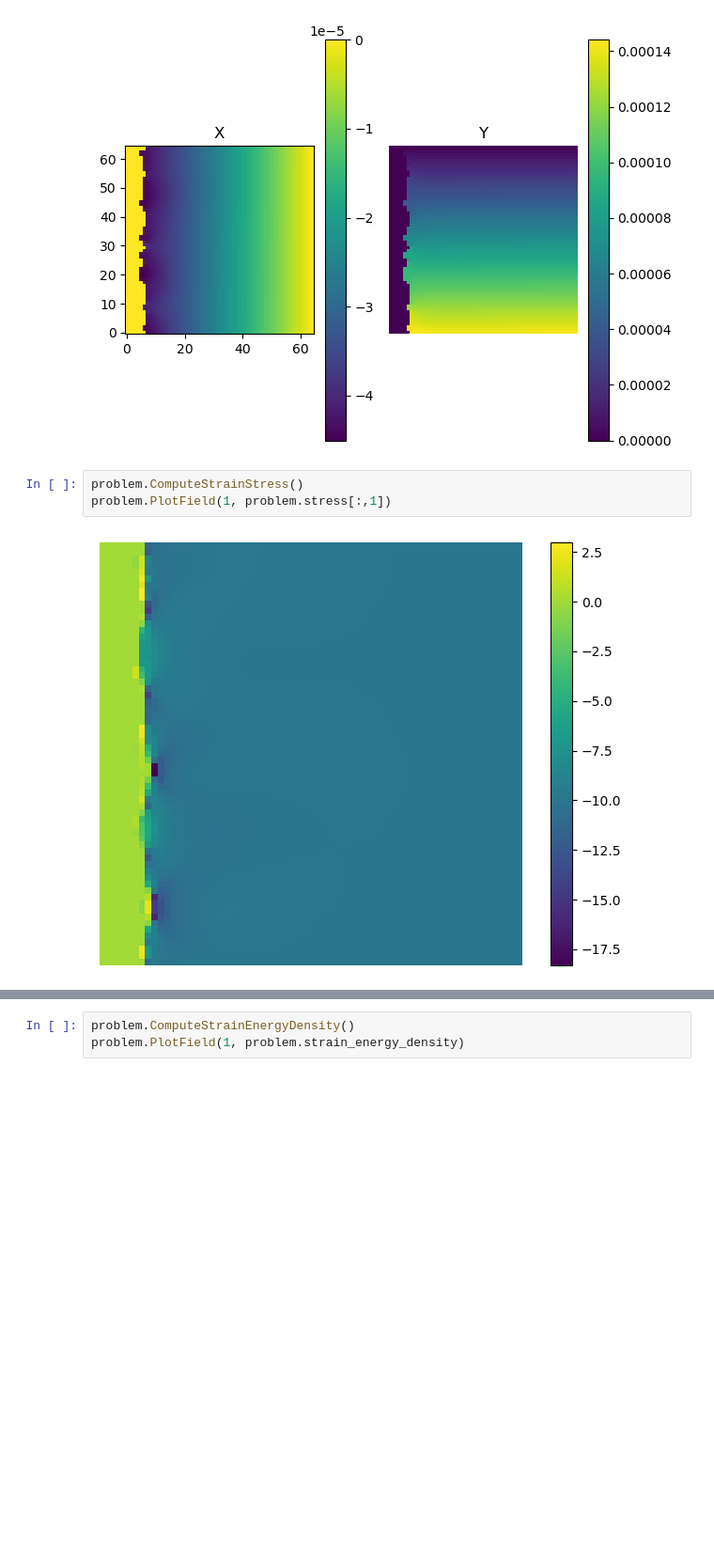
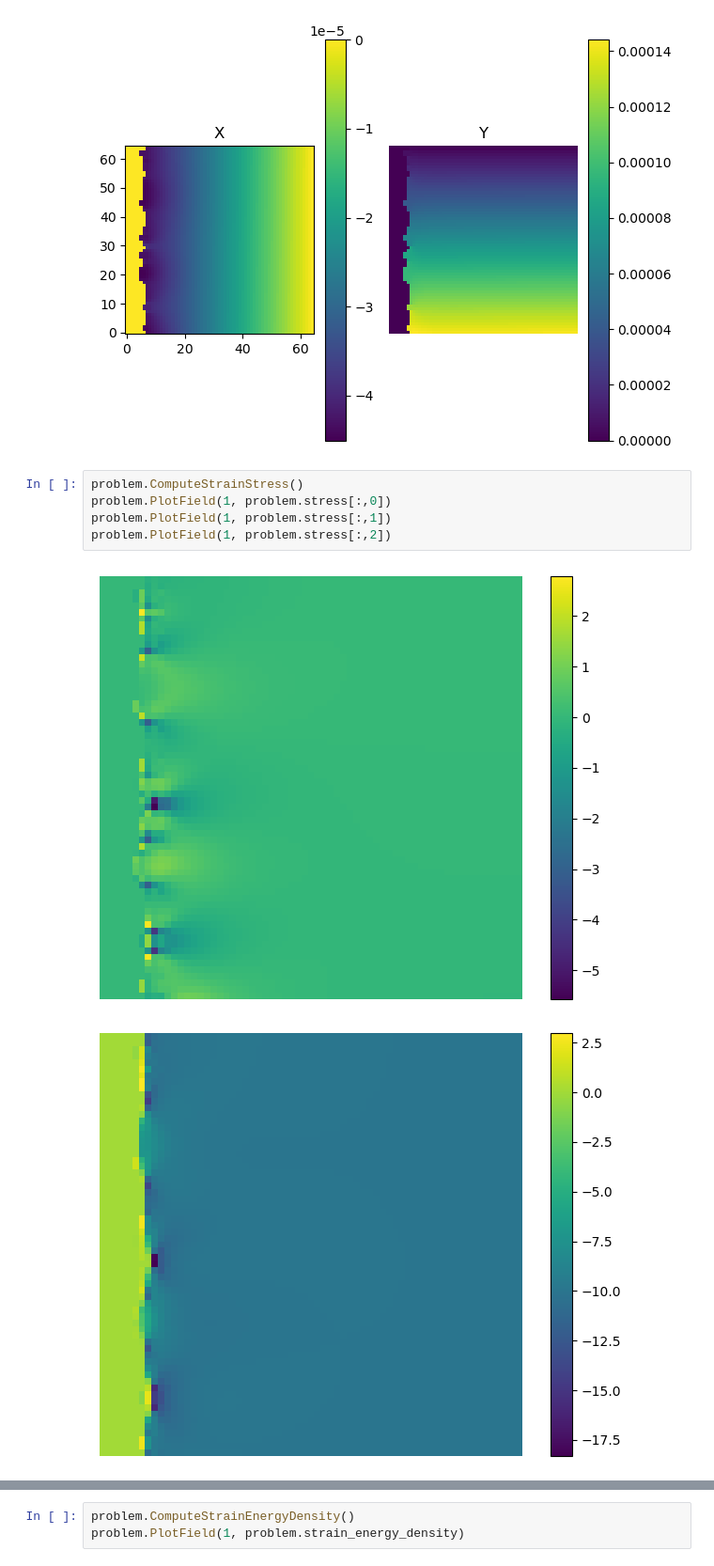
Before and after one commit to ymlasu/MFEA-Net, a Jupyter notebook: data/elasticity_Ti64.ipynb, the cells around one changed output, grey strips where cells are left out. Shown at 94% size. Drawn from its saved outputs; the diff is of its cells as text; blank space fills up the shorter version.

```diff
--- a/data/elasticity_Ti64.ipynb
+++ b/data/elasticity_Ti64.ipynb
@@ -100,6 +100,9 @@ problem.PlotField(2)
 [figure]
 # %%
 problem.ComputeStrainStress()
+problem.PlotField(1, problem.stress[:,0])
 problem.PlotField(1, problem.stress[:,1])
+problem.PlotField(1, problem.stress[:,2])
 # %% [output]
-[figure, old version]
+[figure, new version]
+[figure, added]
```
Also changed, not shown: parts of 3 cells of this notebook, 4 other files.
